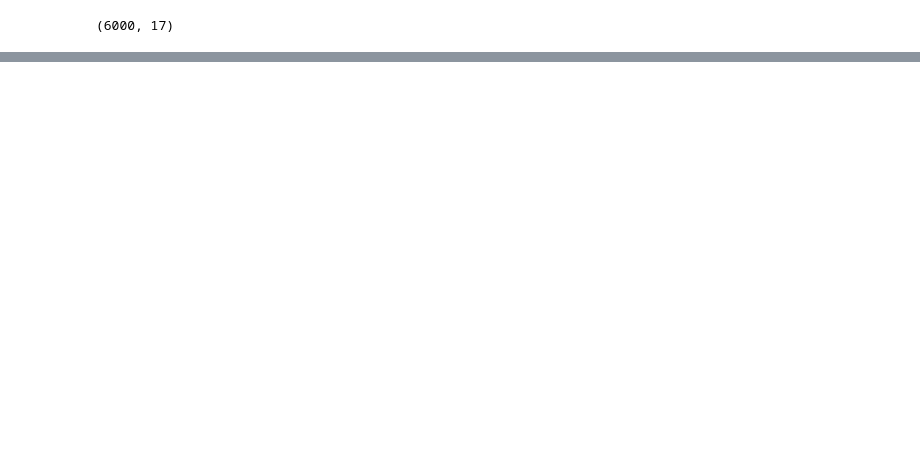
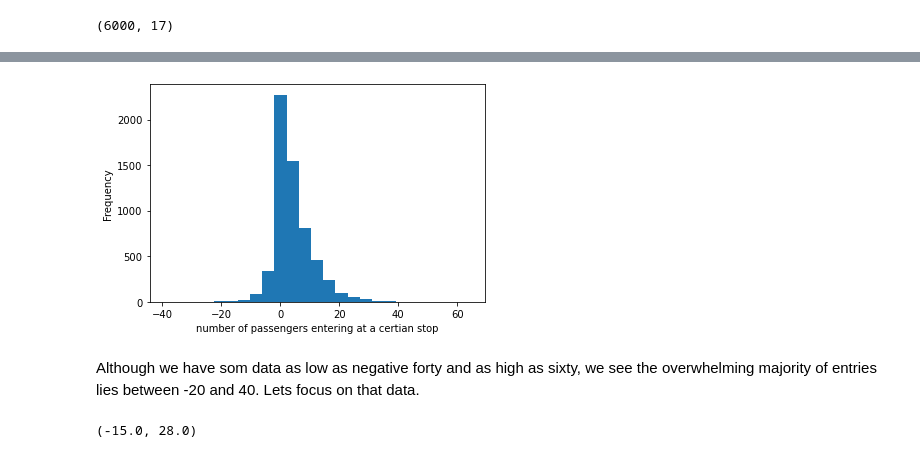
Before and after one commit to kjxlstad/RuterDataVisualization, a Jupyter notebook: 3usagecontour.ipynb, the cells around one changed output, grey strips where cells are left out. Drawn from its saved outputs; the diff is of its cells as text; code cells hidden in the pictures; blank space fills up the shorter version.

Commit message:
big data

```diff
--- a/3usagecontour.ipynb
+++ b/3usagecontour.ipynb
@@ -34,0 +16,4 @@ pad.insert(3, 'Week',        [format_date(pad['Dato'][i].dayofweek for i in rang
+# %%
+pad = pad[data.Tidspunkt_Faktisk_Avgang_Holdeplass_Fra != ':']
+pad.reset_index(inplace=True, drop=True)
+pad
@@ -34,0 +59,35 @@ pad.insert(3, 'Week',        [format_date(pad['Dato'][i].dayofweek for i in rang
+# %%
+# Helper functions for formatting date correctly, and fixing time
+def format_date(date) :
+    d, m, y = map(int, date.split('/'))
+    return pd.Timestamp(day=d, month=m, year=y)
+
+def actual_date(hour, date) :
+    if hour > 23:
+        act_date = format_date(date) + pd.Timedelta('1 days')
+        act_hour = hour % 24
+    else:
+        act_date = format_date(date)
+        act_hour = hour
+
+    return (act_date, act_hour)
+
+
+# temporary storage of dates and hours in regular 24 hour time
+actual_time = {'Dato' : [], 'Hour' : []}
+
+# Iterate through all entries,
+for i in range(len(pad)) :
+    d, h = actual_date(pad['Hour'][i], pad['Dato'][i])
+    actual_time['Dato'].append(d)
+    actual_time['Hour'].append(h)
+
+# We replace the entire date column with these newly calculated dates
+# We do the same for the hour column
+pad = pad.assign(Dato=actual_time['Dato'])
+pad = pad.assign(Hour=actual_time['Hour'])
+
+# When inserting the day of week, we need to be careful and get our data from the temporary storage
+pad.insert(4, 'Day_of_Week', [actual_time['Dato'][i].dayofweek for i in range(len(pad))], True)
+df = pad[['Day_of_Week', 'Hour', 'Passasjerer_Ombord']]
+df
@@ -34,0 +122,14 @@ pad.insert(3, 'Week',        [format_date(pad['Dato'][i].dayofweek for i in rang
+# %%
+plot.hist(df.Passasjerer_Ombord, bins=25)
+plot.xlabel('number of passengers entering at a certian stop')
+plot.ylabel('Frequency')
+plot.show()
+# %% [output]
+[figure, added]
+# %% [markdown]
+Although we have som data as low as negative forty and as high as sixty, we see the overwhelming majority of entries lies between -20 and 40. Lets focus on that data.
+# %%
+lower, upper = df.Passasjerer_Ombord.quantile([0.0035, 0.99])
+lower, upper
+# %% [output]
+(-15.0, 28.0)
```
Also changed, not shown: parts of 15 cells of this notebook, 1 other file.
